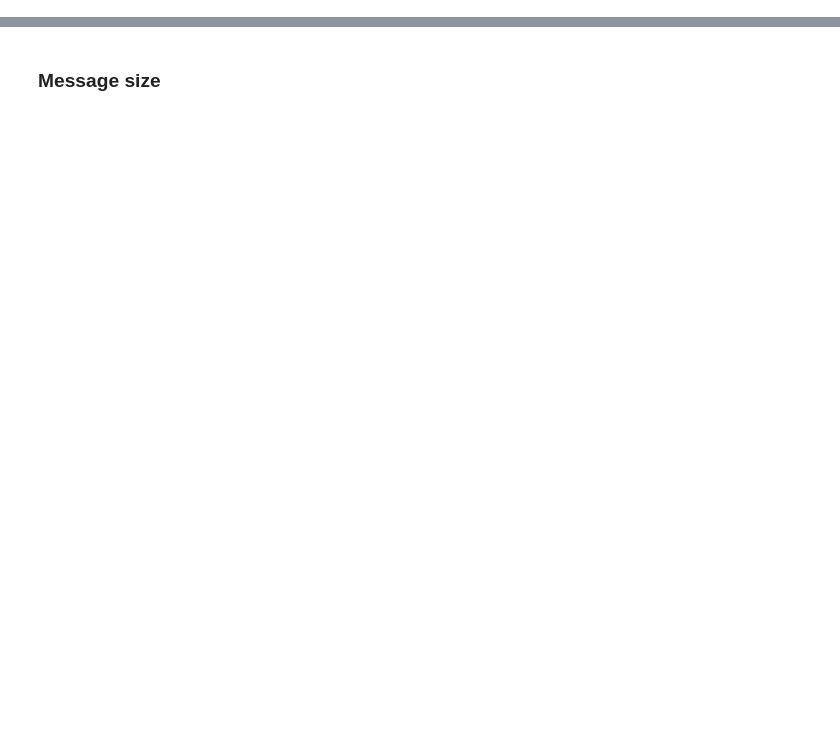
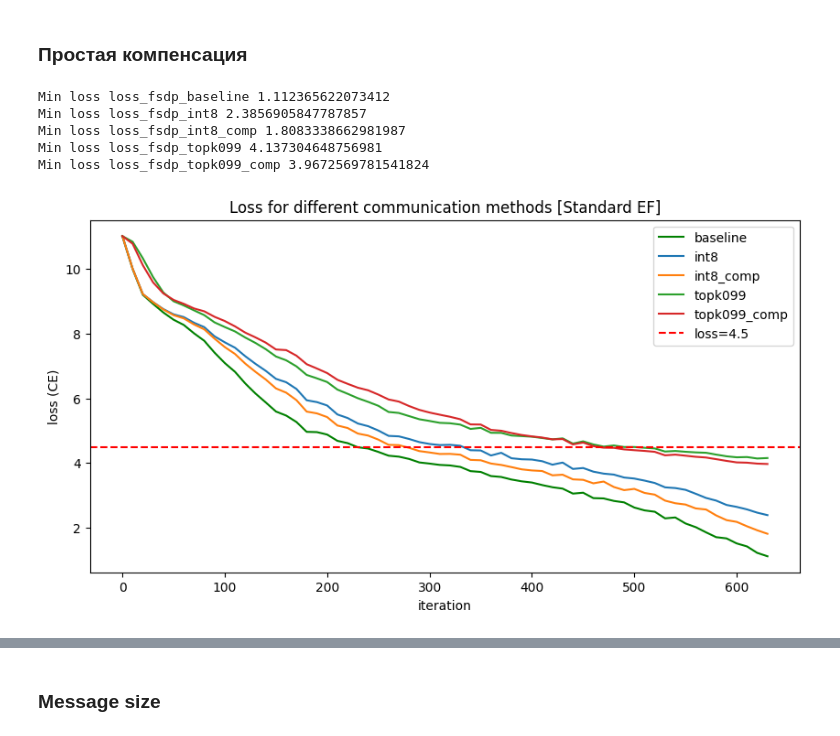
Before and after one commit to ArtemLetyagin/ErrorCompensation, a Jupyter notebook: logs.ipynb, the cells around one changed output, grey strips where cells are left out. Drawn from its saved outputs; the diff is of its cells as text; code cells hidden in the pictures; blank space fills up the shorter version.

```diff
--- a/logs.ipynb
+++ b/logs.ipynb
@@ -69,4 +0,0 @@ topk_comp 3.9672569781541824
-# %%
-for log_name in logs:
-    mean = np.mean(np.diff([row["elapsed_sec"] for row in logs[log_name]]))
-    print(log_name, mean)
@@ -164,0 +118,15 @@ deg_int8, deg_int8_comm
+# %%
+log_names = [
+    "loss_fsdp_baseline",
+    "loss_fsdp_int8",
+    "loss_fsdp_topk099",
+    "loss_powersgd_rank2"
+]
+
+colors = ['g', None, None, "red"]
+labels = ["baseline", "int8", "topk_99", "powersgd"]
+plot_loss(logs, log_names, colors, labels, title="Loss for different communication methods [No EF]")
+
+for log_name in log_names:
+    gap = mean_baseline_gap(logs, log_name)
+    print("[Mean baseline gap]", log_name, gap)
@@ -164,0 +143,61 @@ deg_int8, deg_int8_comm
+# %% [markdown]
+### Простая компенсация
+# %%
+log_names = [
+    "loss_fsdp_baseline",
+    "loss_fsdp_int8",
+    "loss_fsdp_int8_comp",
+    "loss_fsdp_topk099",
+    "loss_fsdp_topk099_comp",
+]
+
+colors = ['g', None, None, None, None]
+labels = [log_name.replace("loss_fsdp_", "") for log_name in log_names]
+plot_loss(logs, log_names, colors, labels, line=4.5, title="Loss for different communication methods [Standard EF]")
+
+for log_name in log_names:
+    gap = mean_baseline_gap(logs, log_name)
+    print("[Mean baseline gap]", log_name, gap)
+
+# Recovery
+for method_name in ["loss_fsdp_int8_comp"]:
+    recovery = recovery_rate(
+        logs,
+        method_name,
+        compare_with="loss_fsdp_int8"
+    )
+
+    speed_up = speed_up_rate(
+        logs,
+        method_name,
+        L=4.5,
+        compare_with="loss_fsdp_int8"
+    )
+
+    print("[Recovery rate]", method_name, recovery)
+    print("[SpeedUp rate]", method_name, speed_up)
+
+# Recovery
+for method_name in ["loss_fsdp_topk099_comp"]:
+    recovery = recovery_rate(
+        logs,
+        method_name,
+        compare_with="loss_fsdp_topk099"
+    )
+
+    speed_up = speed_up_rate(
+        logs,
+        method_name,
+        L=4.5,
+        compare_with="loss_fsdp_topk099"
+    )
+
+    print("[Recovery rate]", method_name, recovery)
+    print("[SpeedUp rate]", method_name, speed_up)
+# %% [output]
+Min loss loss_fsdp_baseline 1.112365622073412
+Min loss loss_fsdp_int8 2.3856905847787857
+Min loss loss_fsdp_int8_comp 1.8083338662981987
+Min loss loss_fsdp_topk099 4.137304648756981
+Min loss loss_fsdp_topk099_comp 3.9672569781541824
+[figure, added]
```
Also changed, not shown: parts of 51 cells of this notebook, 5 other files.
